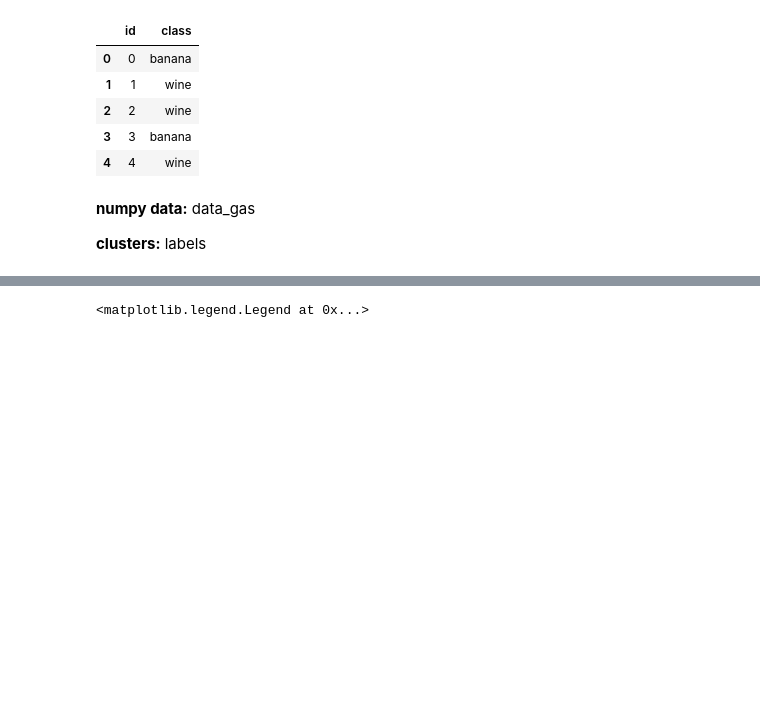
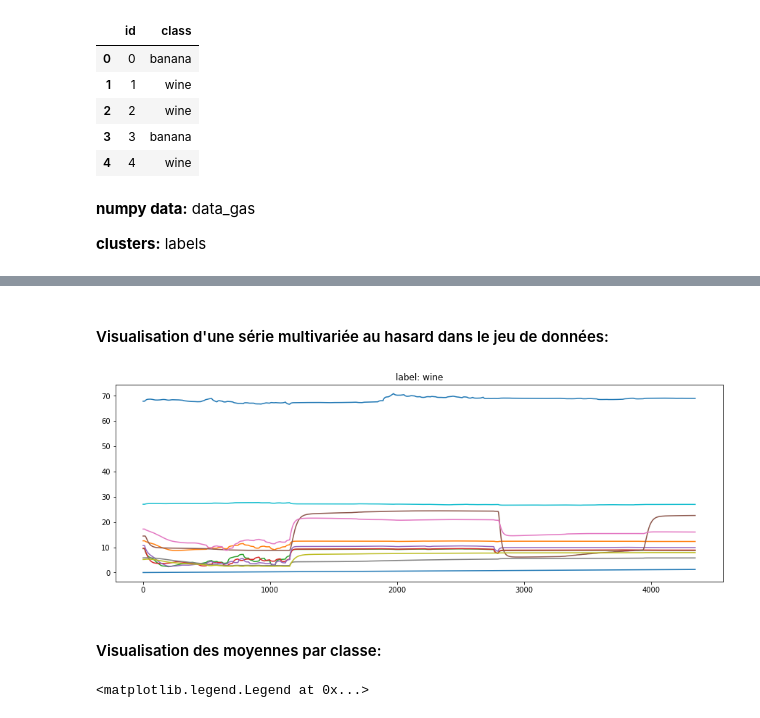
Before and after one commit to khaledlarbi/MVA_ML_for_TS, a Jupyter notebook: Datasets.ipynb, the cells around one changed output, grey strips where cells are left out. Drawn from its saved outputs; the diff is of its cells as text; code cells hidden in the pictures; blank space fills up the shorter version.

```diff
--- a/Datasets.ipynb
+++ b/Datasets.ipynb
@@ -300,12 +286,15 @@ metadata_pd.head()
 
 **clusters:** labels
 # %%
+#création de la liste de labels
 name = metadata_pd['class']
 
 name_unique = list(np.unique(name))
 dict_name = dict(zip(name_unique, list(range(len(name_unique)))))
 
 labels = np.array([dict_name.get(nom) for nom in name])
+
+keys = list(dict_name.keys())
 # %%
 data_pd = pd.read_csv(path+'HT_Sensor_dataset.dat', sep='  ', engine='python', skiprows=[0], header=None)
 
@@ -326,6 +316,18 @@ for i in range(ids.shape[0]):
     data_id = data_id.drop(columns=[0])
     data_id = data_id[data_id[1] >= 0]
     data_gas.append(data_id.to_numpy())
+# %% [markdown]
+#### Visualisation d'une série multivariée au hasard dans le jeu de données:
+# %%
+ax = plt.figure(figsize =(15,5))
+i = np.random.randint(0,len(data_gas)-1)
+plt.title('label: '+keys[labels[i]])
+plt.plot(data_gas[i])
+plt.show()
+# %% [output]
+[figure, added]
+# %% [markdown]
+#### Visualisation des moyennes par classe:
 # %%
 data_back = list()
 for i in np.where(labels==0)[0]:
```
Also changed, not shown: parts of 20 cells of this notebook.
